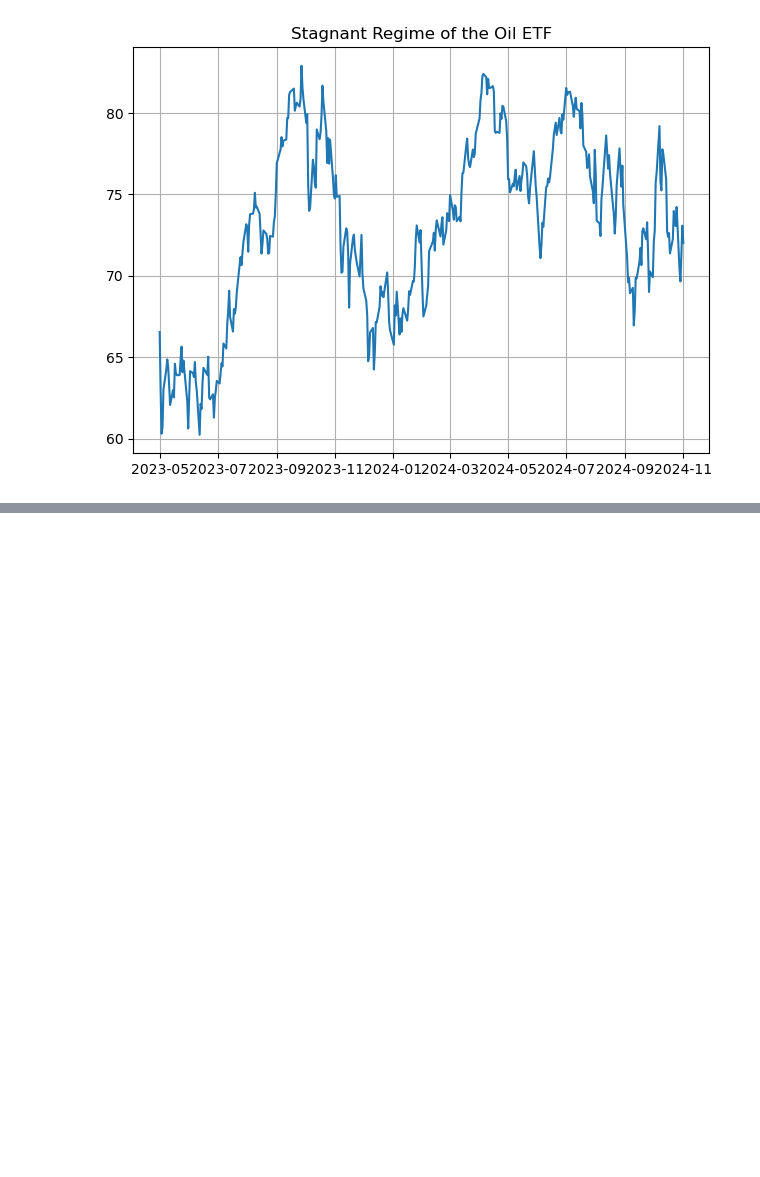
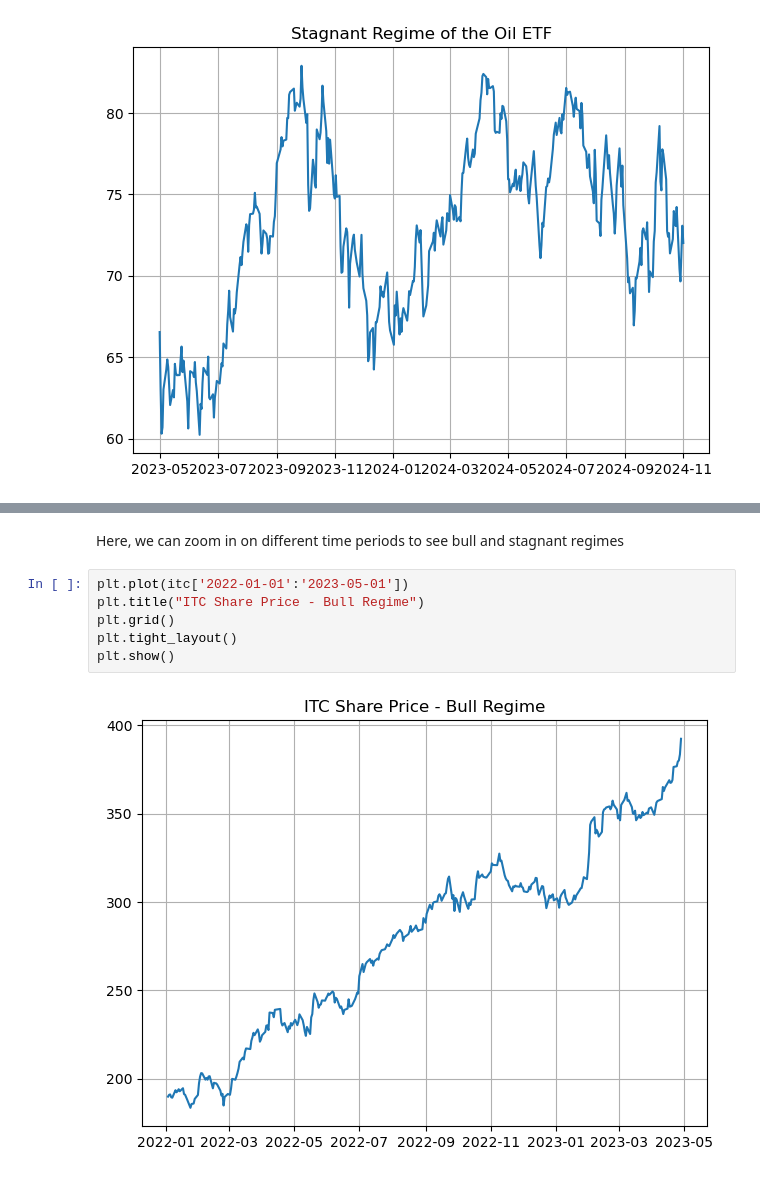
Before and after one commit to 3v-mb/Probabilistic-Graph-Modeling-of-Oil-Prices, a Jupyter notebook: Bayesian Modeling of Oil Prices.ipynb, the cells around one changed output, grey strips where cells are left out. Saved outputs shown, nothing was run; the diff lists cells and outputs as text; blank space fills up the shorter version.

```diff
--- a/Bayesian Modeling of Oil Prices.ipynb
+++ b/Bayesian Modeling of Oil Prices.ipynb
@@ -55,0 +79,10 @@ plt.tight_layout()
+# %% [markdown]
+Here, we can zoom in on different time periods to see bull and stagnant regimes
+# %%
+plt.plot(itc['2022-01-01':'2023-05-01'])
+plt.title("ITC Share Price - Bull Regime")
+plt.grid()
+plt.tight_layout()
+plt.show()
+# %% [output]
+[figure, added]
```
Also changed, not shown: parts of 11 cells of this notebook.
